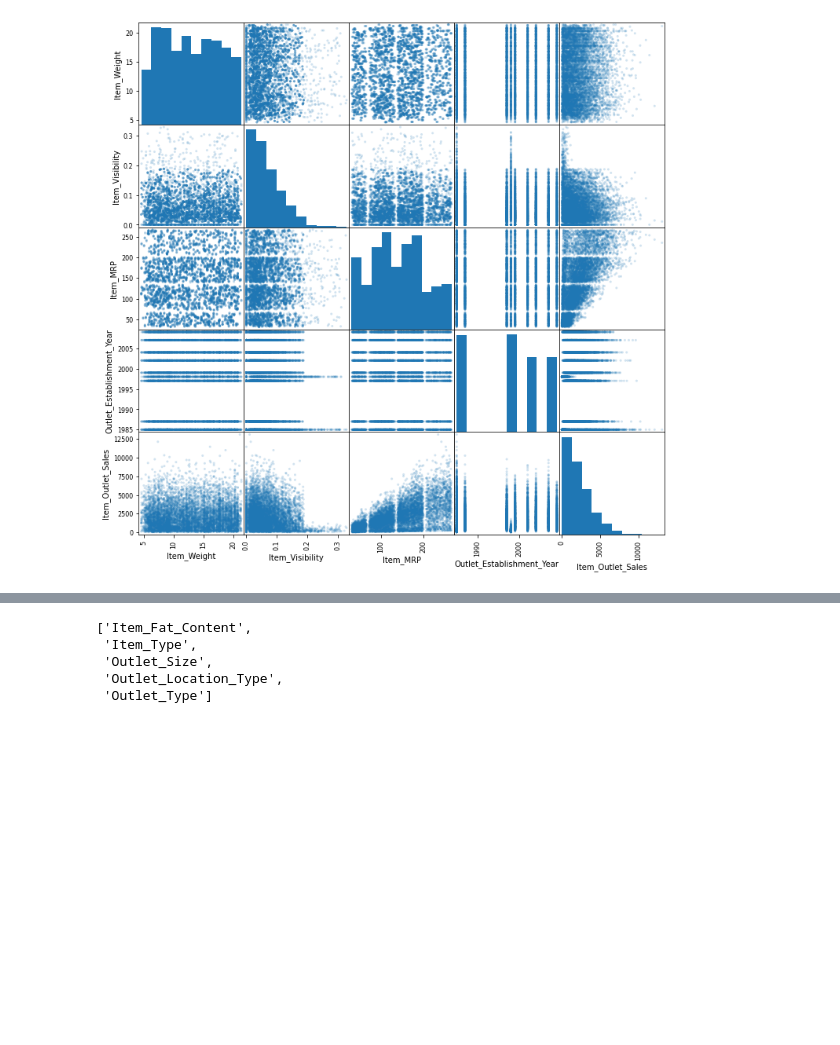
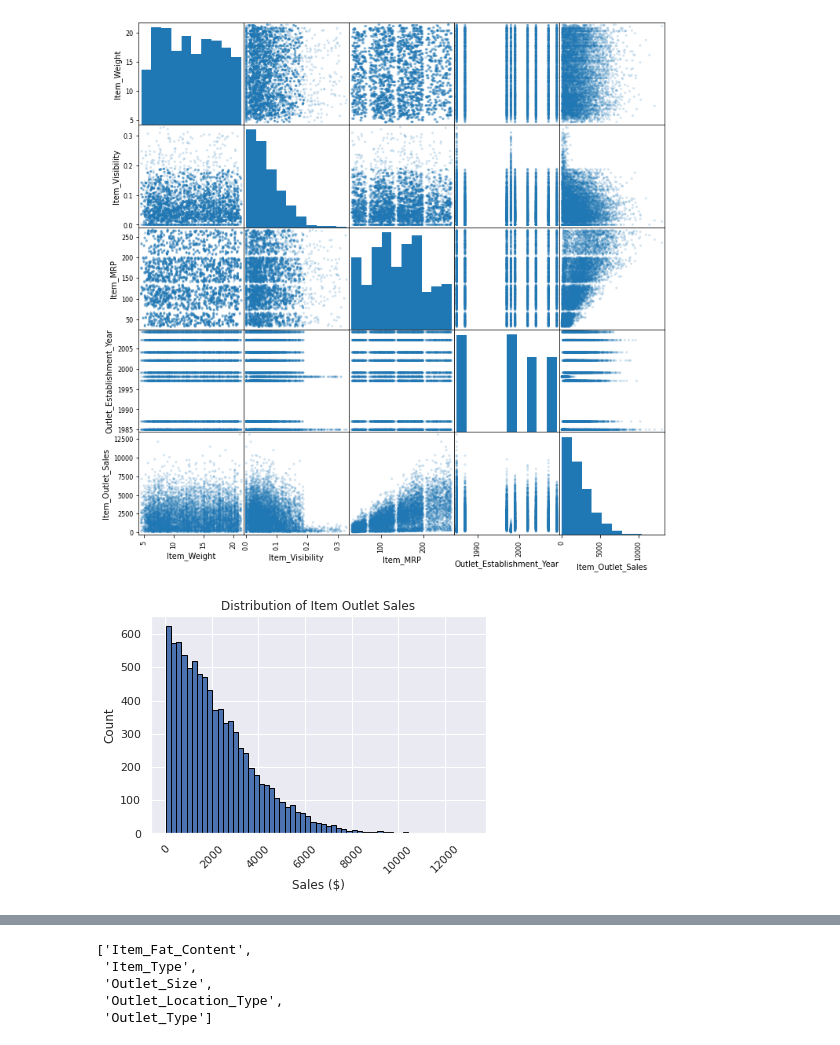
Before and after one commit to kellianneyang/first-portfolio-project, a Jupyter notebook: Project_1_Part_3_(Core).ipynb, the cells around one changed output, grey strips where cells are left out. Drawn from its saved outputs; the diff is of its cells as text; code cells hidden in the pictures; blank space fills up the shorter version.

```diff
--- a/Project_1_Part_3_(Core).ipynb
+++ b/Project_1_Part_3_(Core).ipynb
@@ -399,3 +399,13 @@ plt.show();
 # follow up on:
 # some degree of correlation: Item_Outlet_Sales and Item_MRP
 # strange cliff: Item_Outlet_Sales and Item_Visibility
+# %%
+# univariate histogram for sales
+ax = df['Item_Outlet_Sales'].hist(bins = 'auto', edgecolor = 'black')
+ax.tick_params(axis = 'x', rotation = 45)
+ax.ticklabel_format(style = 'plain')
+ax.set_title('Distribution of Item Outlet Sales')
+ax.set_xlabel('Sales ($)')
+ax.set_ylabel('Count');
+# %% [output]
+[figure, added]
```
Also changed, not shown: parts of 3 cells of this notebook.
